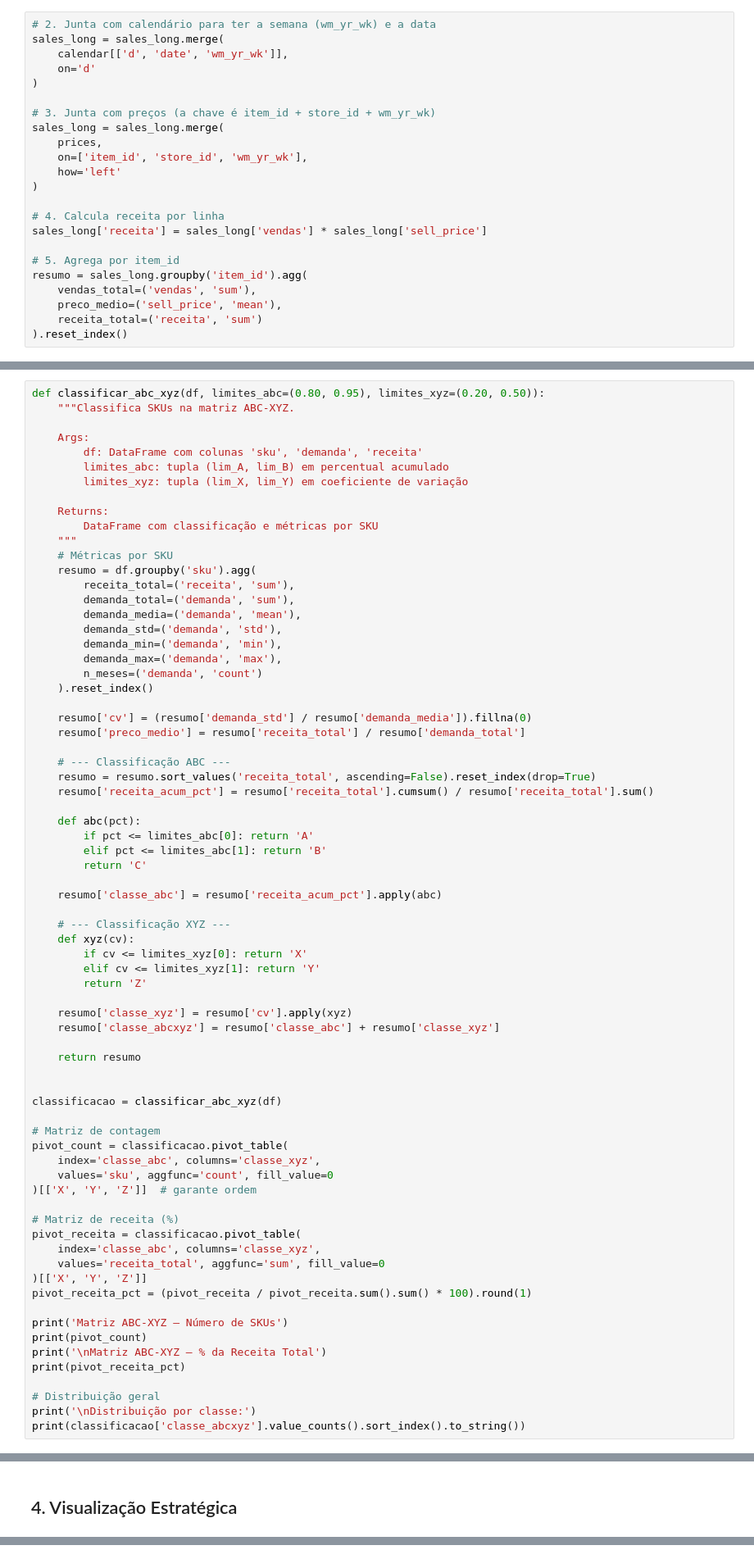
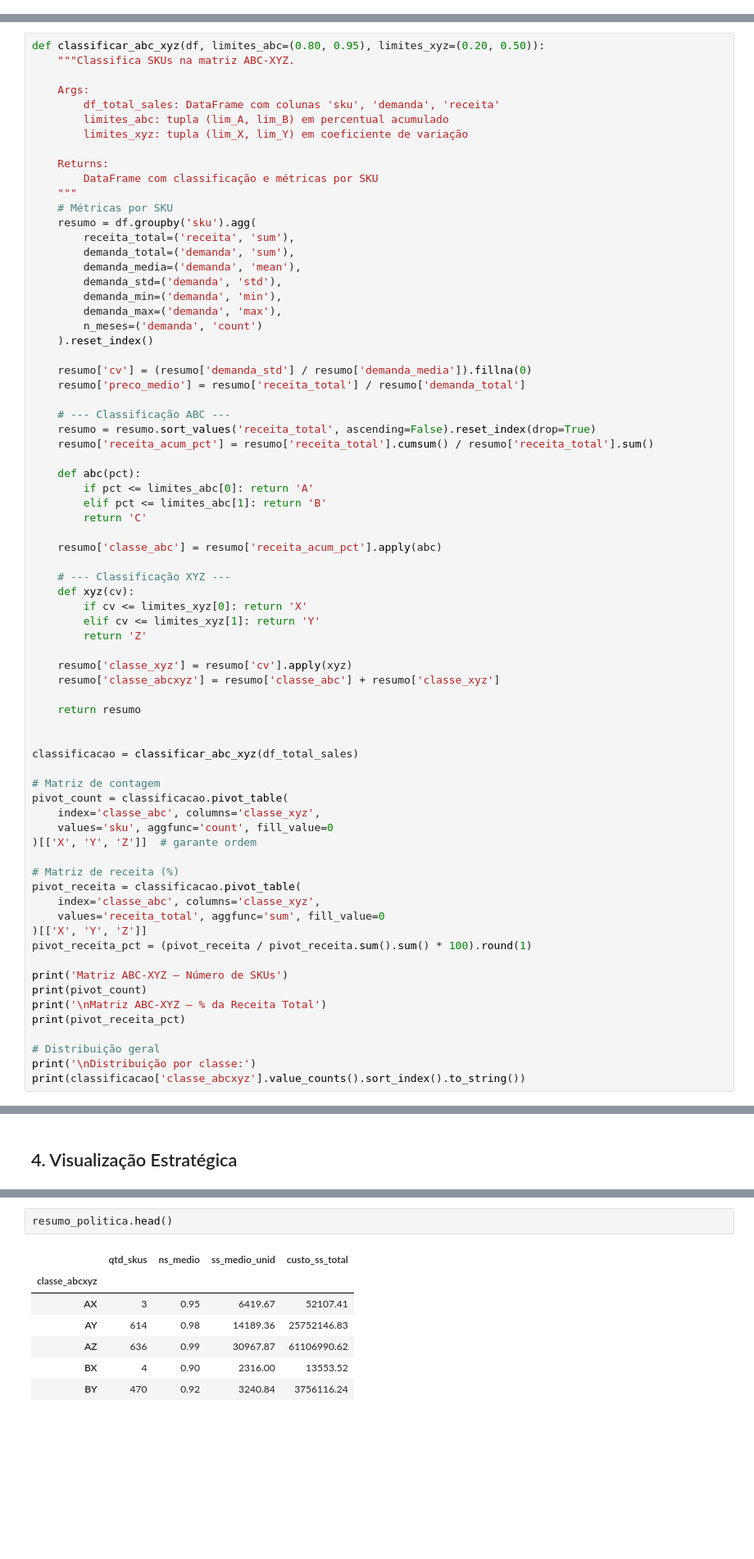
Before and after one commit to petrugeral/Real_world_DS_Stock, a Jupyter notebook: ep01_notebook.ipynb, the cells around one changed output, grey strips where cells are left out. Shown at 82% size. Saved outputs shown, nothing was run; the diff lists cells and outputs as text; blank space fills up the shorter version.

```diff
--- a/ep01_notebook.ipynb
+++ b/ep01_notebook.ipynb
@@ -160,23 +180,0 @@ sales_long
-# %%
-# 2. Junta com calendário para ter a semana (wm_yr_wk) e a data
-sales_long = sales_long.merge(
-    calendar[['d', 'date', 'wm_yr_wk']],
-    on='d'
-)
-
-# 3. Junta com preços (a chave é item_id + store_id + wm_yr_wk)
-sales_long = sales_long.merge(
-    prices,
-    on=['item_id', 'store_id', 'wm_yr_wk'],
-    how='left'
-)
-
-# 4. Calcula receita por linha
-sales_long['receita'] = sales_long['vendas'] * sales_long['sell_price']
-
-# 5. Agrega por item_id
-resumo = sales_long.groupby('item_id').agg(
-    vendas_total=('vendas', 'sum'),
-    preco_medio=('sell_price', 'mean'),
-    receita_total=('receita', 'sum')
-).reset_index()
@@ -246,7 +271,7 @@ def classificar_abc_xyz(df, limites_abc=(0.80, 0.95), limites_xyz=(0.20, 0.50)):
     """Classifica SKUs na matriz ABC-XYZ.
 
     Args:
-        df: DataFrame com colunas 'sku', 'demanda', 'receita'
+        df_total_sales: DataFrame com colunas 'sku', 'demanda', 'receita'
         limites_abc: tupla (lim_A, lim_B) em percentual acumulado
         limites_xyz: tupla (lim_X, lim_Y) em coeficiente de variação
 
@@ -290,7 +315,7 @@ def classificar_abc_xyz(df, limites_abc=(0.80, 0.95), limites_xyz=(0.20, 0.50)):
     return resumo
 
 
-classificacao = classificar_abc_xyz(df)
+classificacao = classificar_abc_xyz(df_total_sales)
 
 # Matriz de contagem
 pivot_count = classificacao.pivot_table(
@@ -460,3 +520,13 @@ print(f"\n💰 Custo total do estoque de segurança: R$ {politica['custo_ss_R$']
+# %%
+resumo_politica.head()
+# %% [output]
+|  | qtd_skus | ns_medio | ss_medio_unid | custo_ss_total |
+| classe_abcxyz |  |  |  |  |
+| AX | 3 | 0.95 | 6419.67 | 52107.41 |
+| AY | 614 | 0.98 | 14189.36 | 25752146.83 |
+| AZ | 636 | 0.99 | 30967.87 | 61106990.62 |
+| BX | 4 | 0.90 | 2316.00 | 13553.52 |
+| BY | 470 | 0.92 | 3240.84 | 3756116.24 |
 # %% [markdown]
 ## 6. Simulação de Impacto: Política Atual × Política Segmentada
 
```
Also changed, not shown: parts of 26 cells of this notebook, 4 other files.
